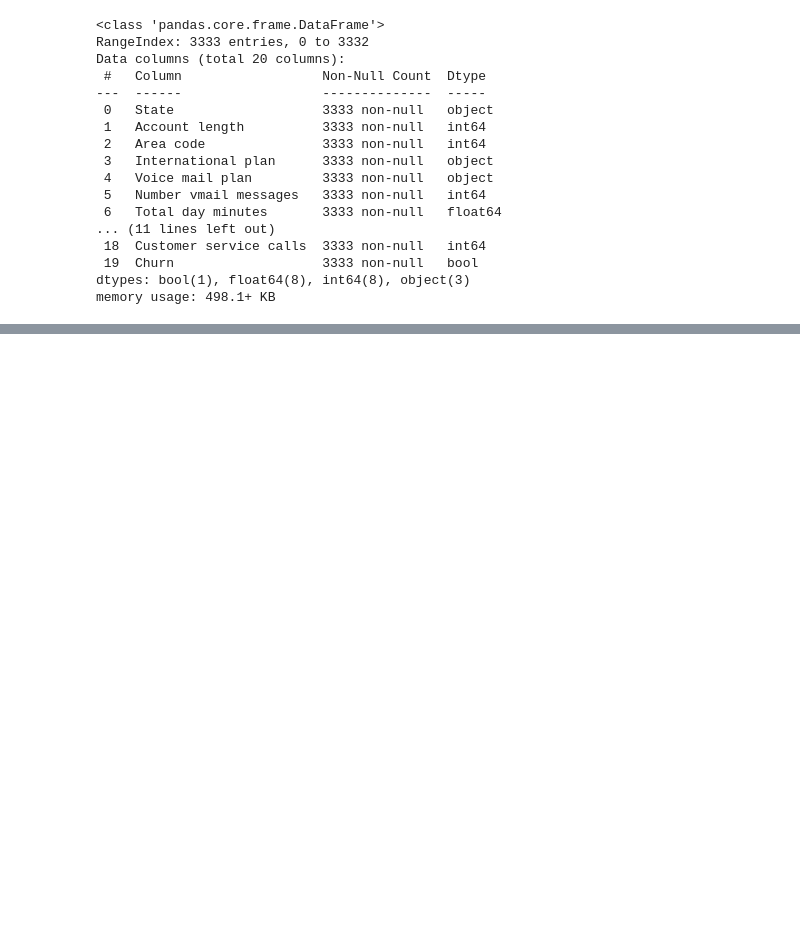
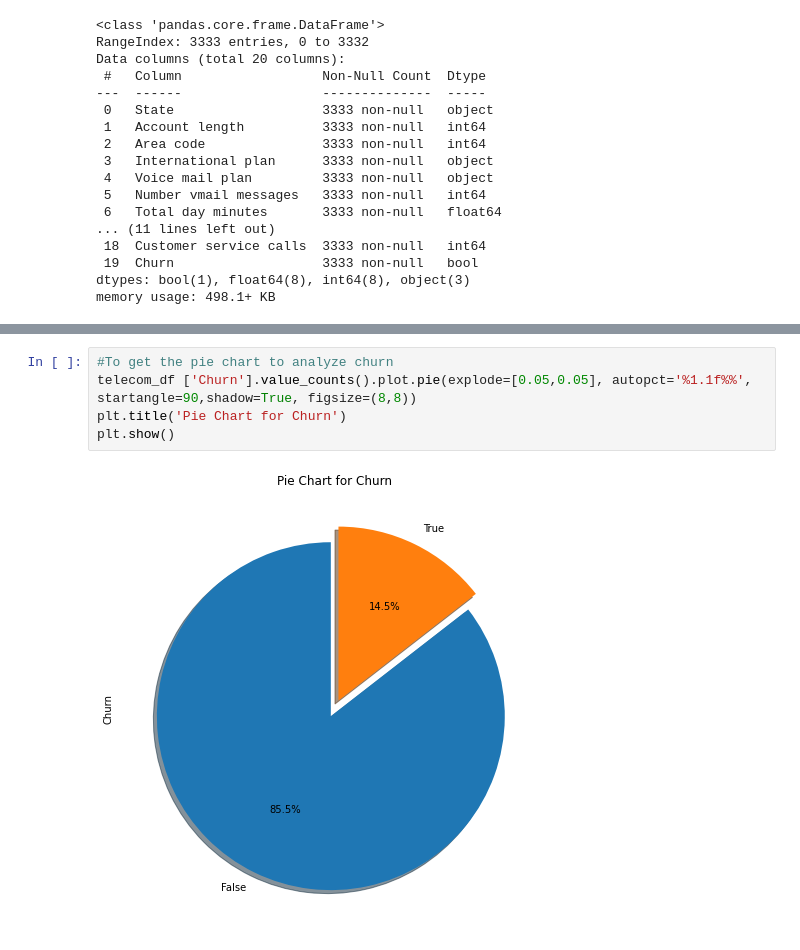
Before and after one commit to Saurabh230295/Telecom-Churn, a Jupyter notebook: Telecom_Churn_Analysis_Capstone_Project.ipynb, the cells around one changed output, grey strips where cells are left out. Cells and saved outputs as stored; diff of their text form; blank space fills up the shorter version.

```diff
--- a/Telecom_Churn_Analysis_Capstone_Project.ipynb
+++ b/Telecom_Churn_Analysis_Capstone_Project.ipynb
@@ -143,0 +257,7 @@ memory usage: 498.1+ KB
+# %%
+#To get the pie chart to analyze churn
+telecom_df ['Churn'].value_counts().plot.pie(explode=[0.05,0.05], autopct='%1.1f%%',  startangle=90,shadow=True, figsize=(8,8))
+plt.title('Pie Chart for Churn')
+plt.show()
+# %% [output]
+[figure, added]
```
Also changed, not shown: parts of 13 cells of this notebook.
